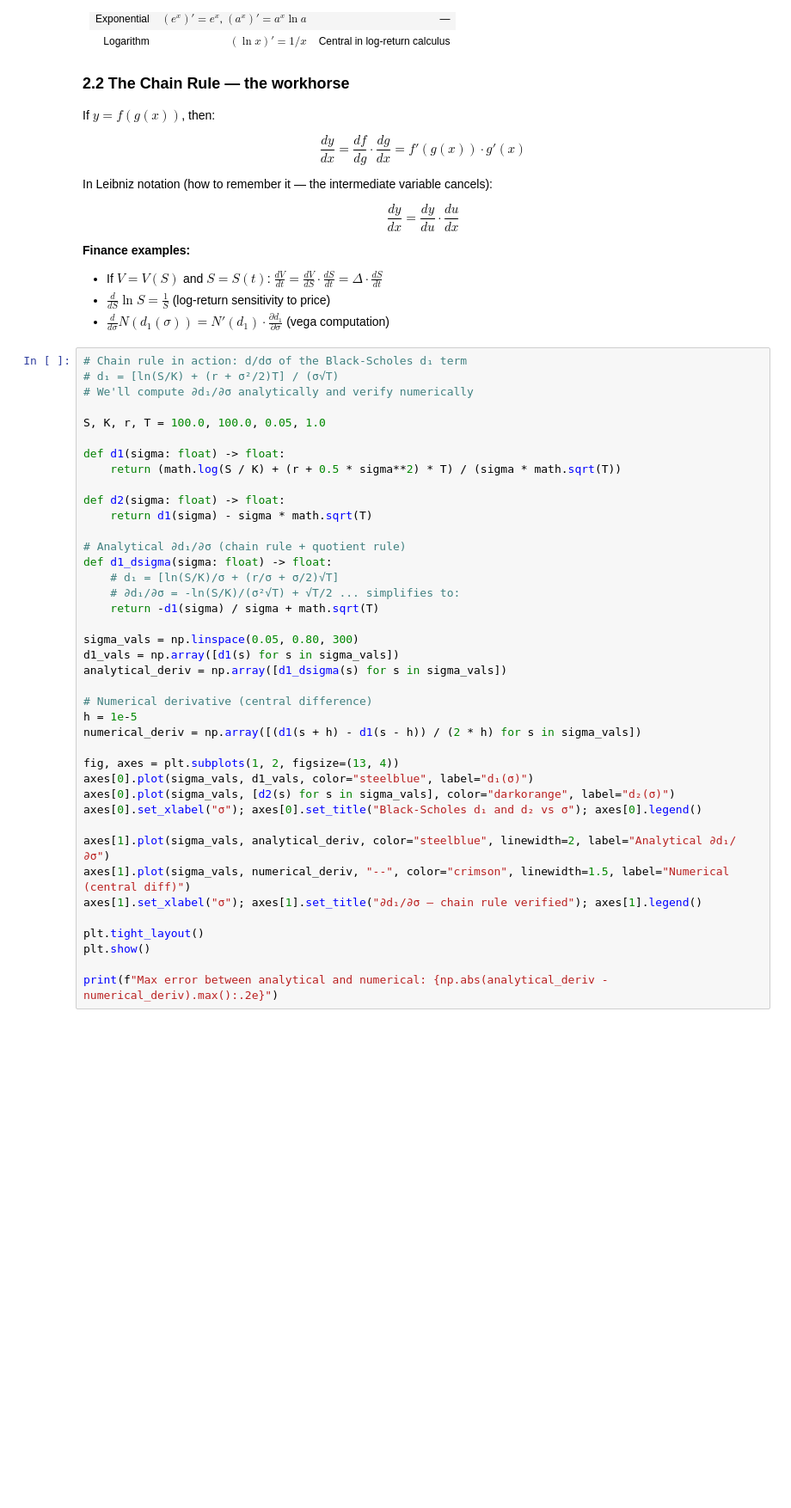
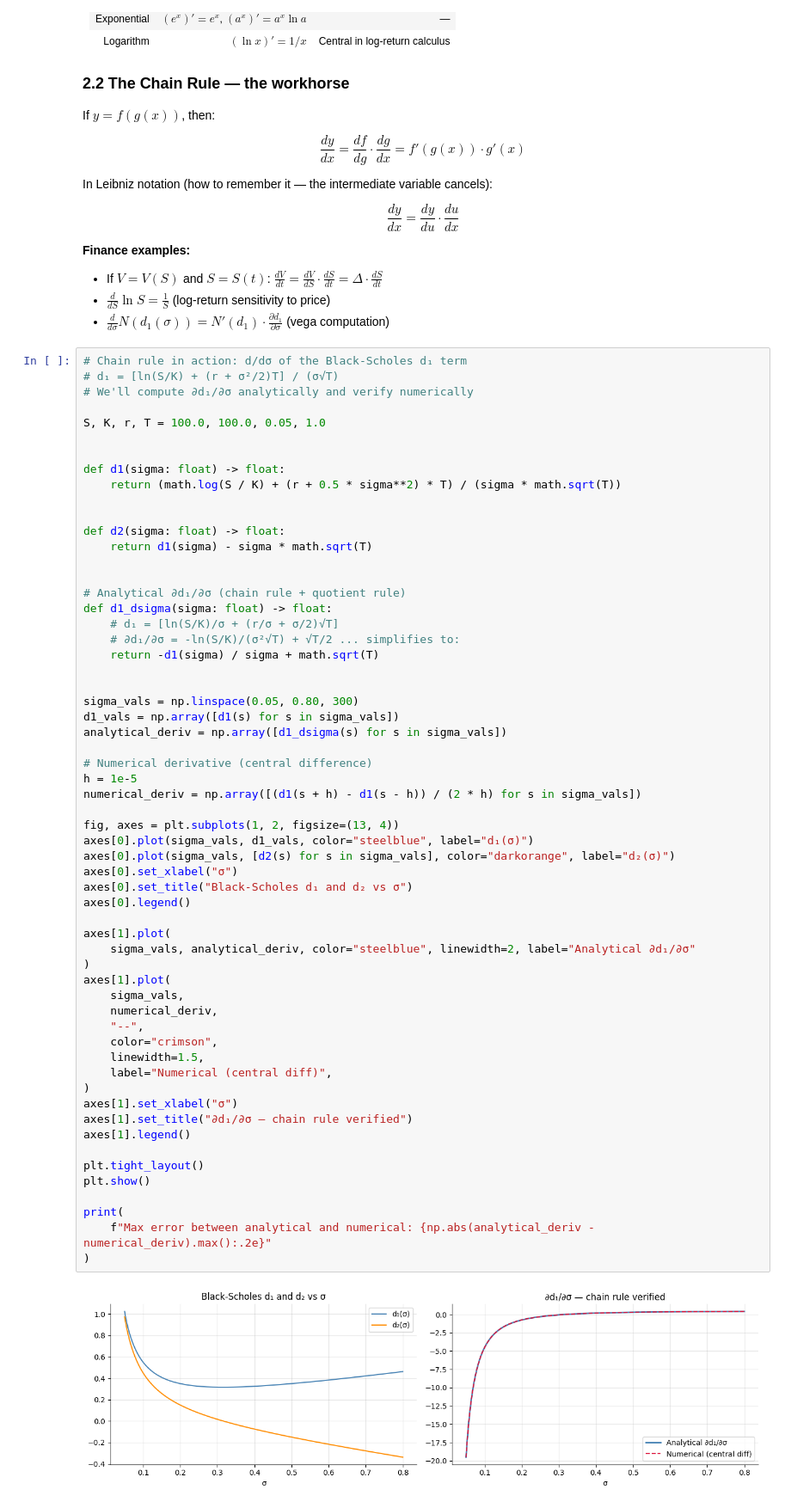
Before and after one commit to Mikelraz/qufin, a Jupyter notebook: notebooks/03_calculus_refresher.ipynb, the cells around one changed output. Shown at 86% size. Cells and saved outputs as stored; diff of their text form; blank space fills up the shorter version.

```diff
--- a/notebooks/03_calculus_refresher.ipynb
+++ b/notebooks/03_calculus_refresher.ipynb
@@ -135,36 +156,57 @@ $$\frac{dy}{dx} = \frac{dy}{du} \cdot \frac{du}{dx}$$
 
 S, K, r, T = 100.0, 100.0, 0.05, 1.0
 
+
 def d1(sigma: float) -> float:
     return (math.log(S / K) + (r + 0.5 * sigma**2) * T) / (sigma * math.sqrt(T))
 
+
 def d2(sigma: float) -> float:
     return d1(sigma) - sigma * math.sqrt(T)
+
 
 # Analytical ∂d₁/∂σ (chain rule + quotient rule)
 def d1_dsigma(sigma: float) -> float:
     # d₁ = [ln(S/K)/σ + (r/σ + σ/2)√T]
     # ∂d₁/∂σ = -ln(S/K)/(σ²√T) + √T/2 ... simplifies to:
     return -d1(sigma) / sigma + math.sqrt(T)
+
 
 sigma_vals = np.linspace(0.05, 0.80, 300)
 d1_vals = np.array([d1(s) for s in sigma_vals])
 analytical_deriv = np.array([d1_dsigma(s) for s in sigma_vals])
 
 # Numerical derivative (central difference)
 h = 1e-5
 numerical_deriv = np.array([(d1(s + h) - d1(s - h)) / (2 * h) for s in sigma_vals])
 
 fig, axes = plt.subplots(1, 2, figsize=(13, 4))
 axes[0].plot(sigma_vals, d1_vals, color="steelblue", label="d₁(σ)")
 axes[0].plot(sigma_vals, [d2(s) for s in sigma_vals], color="darkorange", label="d₂(σ)")
-axes[0].set_xlabel("σ"); axes[0].set_title("Black-Scholes d₁ and d₂ vs σ"); axes[0].legend()
+axes[0].set_xlabel("σ")
+axes[0].set_title("Black-Scholes d₁ and d₂ vs σ")
+axes[0].legend()
 
-axes[1].plot(sigma_vals, analytical_deriv, color="steelblue", linewidth=2, label="Analytical ∂d₁/∂σ")
-axes[1].plot(sigma_vals, numerical_deriv, "--", color="crimson", linewidth=1.5, label="Numerical (central diff)")
-axes[1].set_xlabel("σ"); axes[1].set_title("∂d₁/∂σ — chain rule verified"); axes[1].legend()
+axes[1].plot(
+    sigma_vals, analytical_deriv, color="steelblue", linewidth=2, label="Analytical ∂d₁/∂σ"
+)
+axes[1].plot(
+    sigma_vals,
+    numerical_deriv,
+    "--",
+    color="crimson",
+    linewidth=1.5,
+    label="Numerical (central diff)",
+)
+axes[1].set_xlabel("σ")
+axes[1].set_title("∂d₁/∂σ — chain rule verified")
+axes[1].legend()
 
 plt.tight_layout()
 plt.show()
 
-print(f"Max error between analytical and numerical: {np.abs(analytical_deriv - numerical_deriv).max():.2e}")
+print(
+    f"Max error between analytical and numerical: {np.abs(analytical_deriv - numerical_deriv).max():.2e}"
+)
+# %% [output]
+[figure, added]
```
Also changed, not shown: parts of 19 cells of this notebook, 6 other files.
